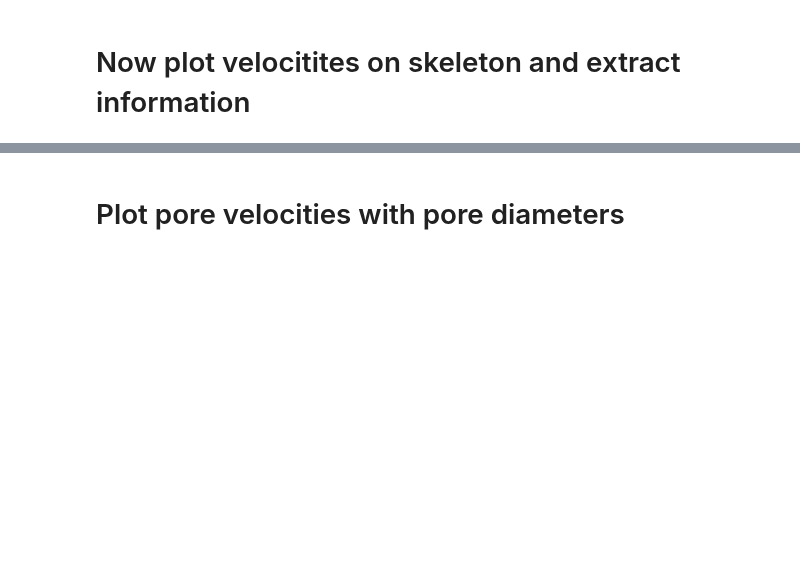
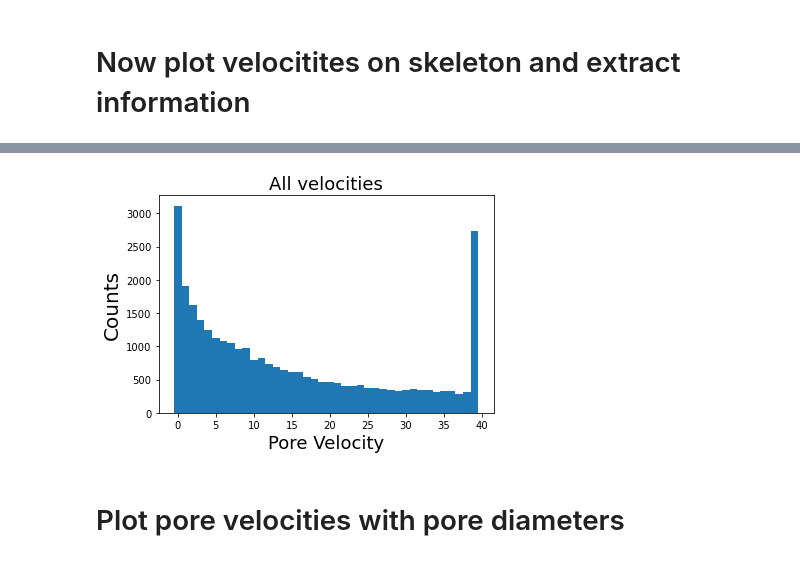
Before and after one commit to akkendrick/LABMOPS, a Jupyter notebook: flowingFracCalc.ipynb, the cells around one changed output, grey strips where cells are left out. Drawn from its saved outputs; the diff is of its cells as text; code cells hidden in the pictures; blank space fills up the shorter version.

```diff
--- a/flowingFracCalc.ipynb
+++ b/flowingFracCalc.ipynb
@@ -259,3 +260,25 @@ fig.savefig('poreVelHistograms.png')
+# %%
+# FIXME
+# This is definitely broken!!
+# Try defining your own bins
+#bins = [0.000001, 0.000002, 0.0000003, 0.0000004, 0.0000005]
+bins = np.linspace(0, 0.000008, num=40)
+bins = np.append(bins, 0.00001)
+#np.append(bins,0.0001)
+categories = pd.cut(secondaryVelocitiesSkeleton, bins)
+secondarySkelVel_binned = list(pd.value_counts(categories).reindex(categories.categories))
+
+fig, ax = plt.subplots(1, 1)
+ax.bar(range(len(bins)-1), secondarySkelVel_binned, width=1, align='center')
+#ax.set_xticklabels([x + 0.000001 for x in bins[:-1]])
+ax.set_title('All velocities', fontsize=18)
+ax.set_xlabel('Pore Velocity', fontsize=18)
+ax.set_ylabel('Counts', fontsize=20)
+
+plt.show()
+fig.savefig('poreVelHistogram.png')
+# %% [output]
+[figure, added]
 # %% [markdown]
 # Plot pore velocities with pore diameters
 # %%
```
Also changed, not shown: parts of 2 cells of this notebook.
